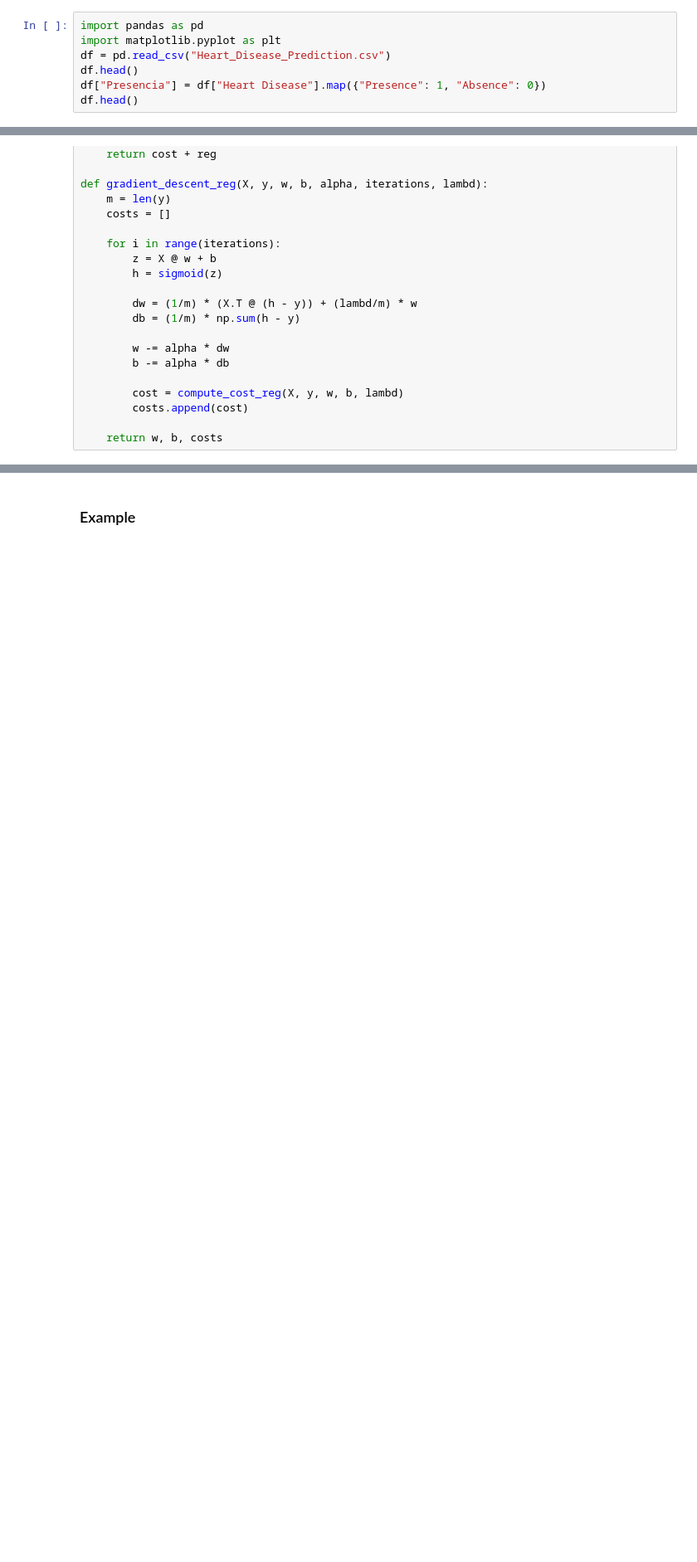
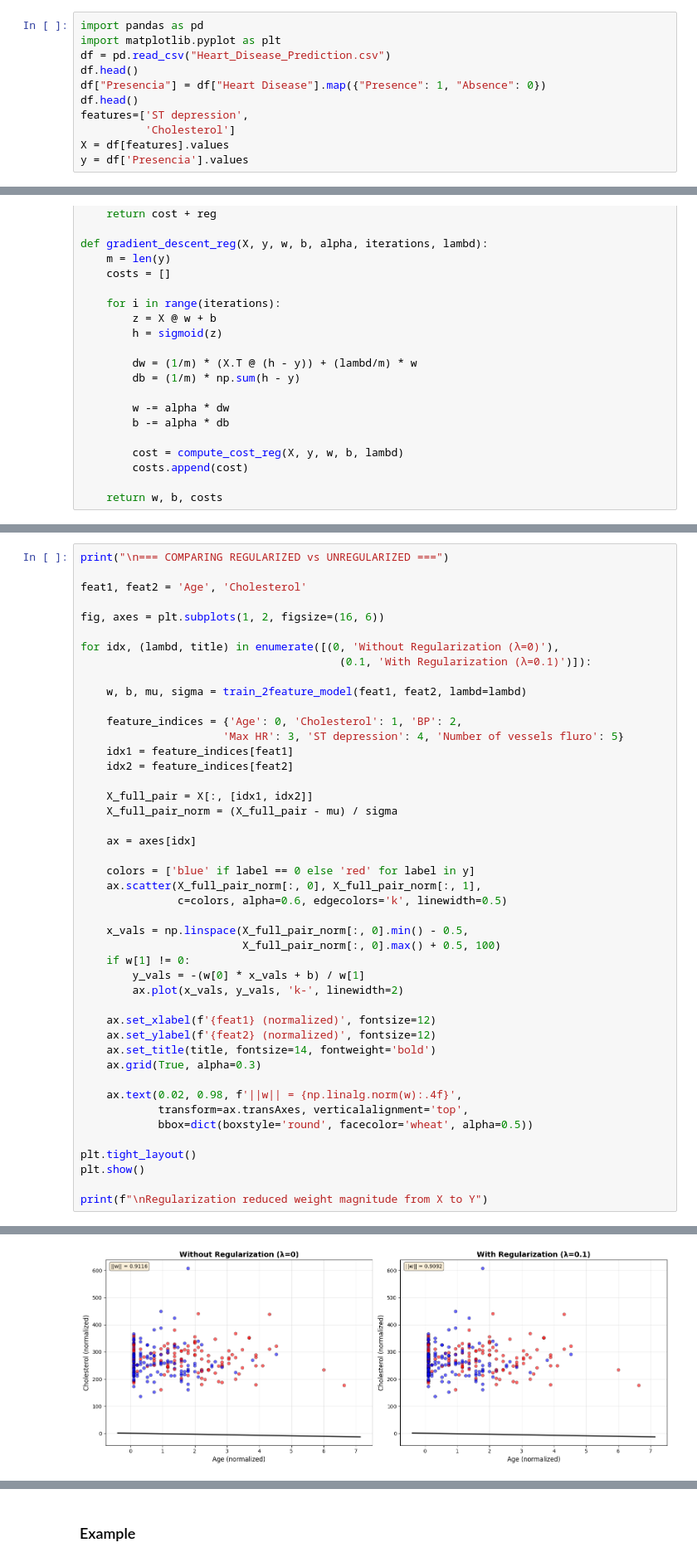
Before and after one commit to IvanCamiloCubillos13/AREP_LAB02, a Jupyter notebook: lab02.ipynb, the cells around one changed output, grey strips where cells are left out. Shown at 83% size. Cells and saved outputs as stored; diff of their text form; blank space fills up the shorter version.

```diff
--- a/lab02.ipynb
+++ b/lab02.ipynb
@@ -13,3 +13,7 @@ df = pd.read_csv("Heart_Disease_Prediction.csv")
 df.head()
 df["Presencia"] = df["Heart Disease"].map({"Presence": 1, "Absence": 0})
 df.head()
+features=['ST depression',
+          'Cholesterol']
+X = df[features].values
+y = df['Presencia'].values
@@ -280,0 +299,46 @@ their impact on cost, metrics, and coefficient magnitude.
+# %%
+print("\n=== COMPARING REGULARIZED vs UNREGULARIZED ===")
+
+feat1, feat2 = 'Age', 'Cholesterol'
+
+fig, axes = plt.subplots(1, 2, figsize=(16, 6))
+
+for idx, (lambd, title) in enumerate([(0, 'Without Regularization (λ=0)'),
+                                        (0.1, 'With Regularization (λ=0.1)')]):
+
+    w, b, mu, sigma = train_2feature_model(feat1, feat2, lambd=lambd)
+
+    feature_indices = {'Age': 0, 'Cholesterol': 1, 'BP': 2,
+                      'Max HR': 3, 'ST depression': 4, 'Number of vessels fluro': 5}
+    idx1 = feature_indices[feat1]
+    idx2 = feature_indices[feat2]
+
+    X_full_pair = X[:, [idx1, idx2]]
+    X_full_pair_norm = (X_full_pair - mu) / sigma
+
+    ax = axes[idx]
+
+    colors = ['blue' if label == 0 else 'red' for label in y]
+    ax.scatter(X_full_pair_norm[:, 0], X_full_pair_norm[:, 1],
+               c=colors, alpha=0.6, edgecolors='k', linewidth=0.5)
+
+    x_vals = np.linspace(X_full_pair_norm[:, 0].min() - 0.5,
+                         X_full_pair_norm[:, 0].max() + 0.5, 100)
+    if w[1] != 0:
+        y_vals = -(w[0] * x_vals + b) / w[1]
+        ax.plot(x_vals, y_vals, 'k-', linewidth=2)
+
+    ax.set_xlabel(f'{feat1} (normalized)', fontsize=12)
+    ax.set_ylabel(f'{feat2} (normalized)', fontsize=12)
+    ax.set_title(title, fontsize=14, fontweight='bold')
+    ax.grid(True, alpha=0.3)
+
+    ax.text(0.02, 0.98, f'||w|| = {np.linalg.norm(w):.4f}',
+            transform=ax.transAxes, verticalalignment='top',
+            bbox=dict(boxstyle='round', facecolor='wheat', alpha=0.5))
+
+plt.tight_layout()
+plt.show()
+
+print(f"\nRegularization reduced weight magnitude from X to Y")
+# %% [output]
@@ -280,0 +346 @@ their impact on cost, metrics, and coefficient magnitude.
+[figure, added]
```
Also changed, not shown: parts of 17 cells of this notebook, 1 other file.
